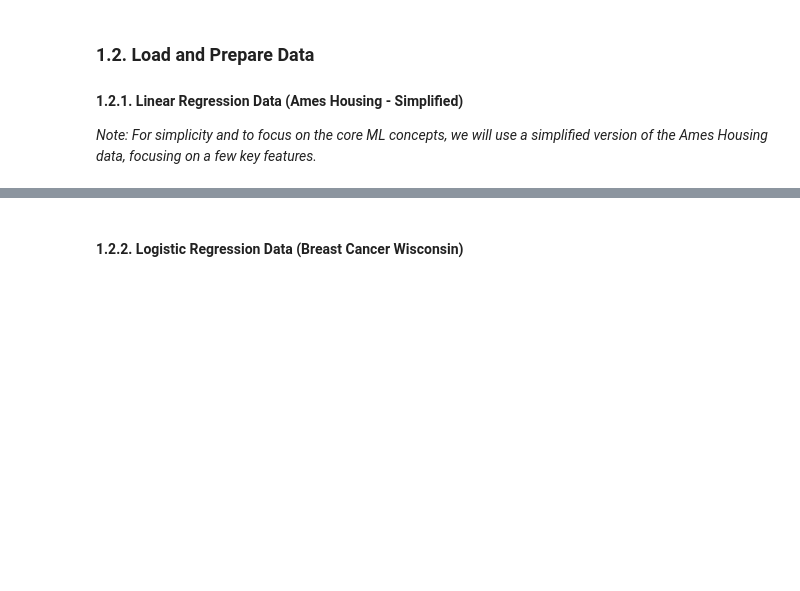
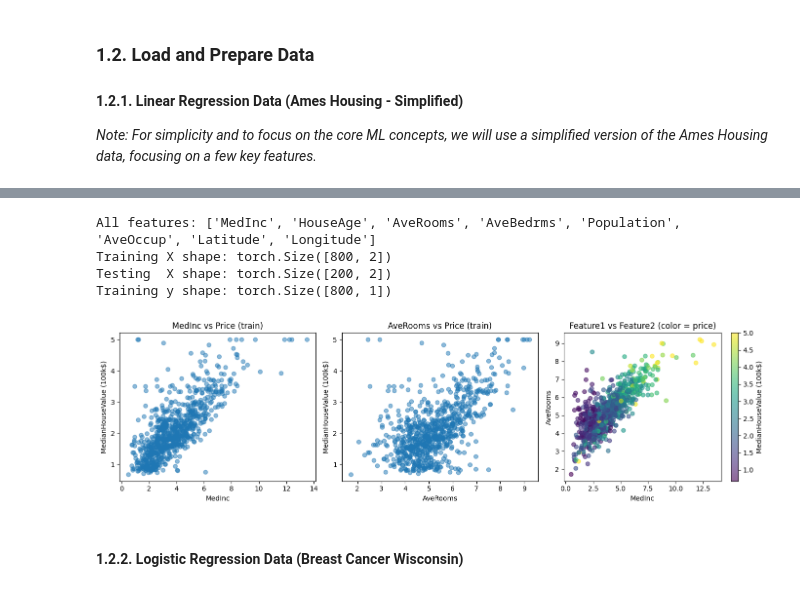
Before and after one commit to Omid-Mohebi/ML-Workshop, a Jupyter notebook: Regression.ipynb, the cells around one changed output, grey strips where cells are left out. Drawn from its saved outputs; the diff is of its cells as text; code cells hidden in the pictures; blank space fills up the shorter version.

```diff
--- a/Regression.ipynb
+++ b/Regression.ipynb
@@ -66,3 +31,69 @@ Linear Regression Testing Data Shape: torch.Size([100, 1])
+# %%
+from sklearn.datasets import fetch_california_housing
+
+cal_housing = fetch_california_housing()
+X = cal_housing.data               # shape (n_samples, n_features)
+y = cal_housing.target.reshape(-1, 1)  # median house value (in 100k$), shape (n_samples,1)
+feature_names = cal_housing.feature_names
+print("All features:", feature_names)
+
+# I'll pick 'MedInc' (median income) and 'AveRooms' (average rooms per household).
+# Change these indices/names if you prefer other features.
+feat1_name = "MedInc"
+feat2_name = "AveRooms"
+feat1_idx = feature_names.index(feat1_name)
+feat2_idx = feature_names.index(feat2_name)
+
+X_two = X[:, [feat1_idx, feat2_idx]]  # shape (n_samples, 2)
+
+# Convert to PyTorch tensors
+X_tensor = torch.tensor(X_two[:1000], dtype=torch.float32)
+y_tensor = torch.tensor(y[:1000], dtype=torch.float32)
+
+# Split data
+X_train, X_test, y_train, y_test = train_test_split(
+    X_tensor, y_tensor, test_size=0.2, random_state=42
+)
+
+print(f"Training X shape: {X_train.shape}")
+print(f"Testing  X shape: {X_test.shape}")
+print(f"Training y shape: {y_train.shape}")
+
+
+
+# 1) Feature 1 vs Price
+plt.figure(figsize=(14, 4))
+
+plt.subplot(1, 3, 1)
+plt.scatter(X_train[:, 0].numpy(), y_train.numpy(), alpha=0.5)
+plt.xlabel(feat1_name)
+plt.ylabel('MedianHouseValue (100k$)')
+plt.title(f'{feat1_name} vs Price (train)')
+
+# 2) Feature 2 vs Price
+plt.subplot(1, 3, 2)
+plt.scatter(X_train[:, 1].numpy(), y_train.numpy(), alpha=0.5)
+plt.xlabel(feat2_name)
+plt.ylabel('MedianHouseValue (100k$)')
+plt.title(f'{feat2_name} vs Price (train)')
+
+# 3) Feature1 vs Feature2 colored by price
+plt.subplot(1, 3, 3)
+sc = plt.scatter(X_train[:, 0].numpy(), X_train[:, 1].numpy(),
+                 c=y_train.numpy().ravel(), alpha=0.6)
+plt.xlabel(feat1_name)
+plt.ylabel(feat2_name)
+plt.title('Feature1 vs Feature2 (color = price)')
+plt.colorbar(sc, label='MedianHouseValue (100k$)')
+
+plt.tight_layout()
+plt.show()
+# %% [output]
+All features: ['MedInc', 'HouseAge', 'AveRooms', 'AveBedrms', 'Population', 'AveOccup', 'Latitude', 'Longitude']
+Training X shape: torch.Size([800, 2])
+Testing  X shape: torch.Size([200, 2])
+Training y shape: torch.Size([800, 1])
+[figure, added]
 # %% [markdown]
 #### 1.2.2. Logistic Regression Data (Breast Cancer Wisconsin)
 # %%
```
Also changed, not shown: parts of 9 cells of this notebook.
